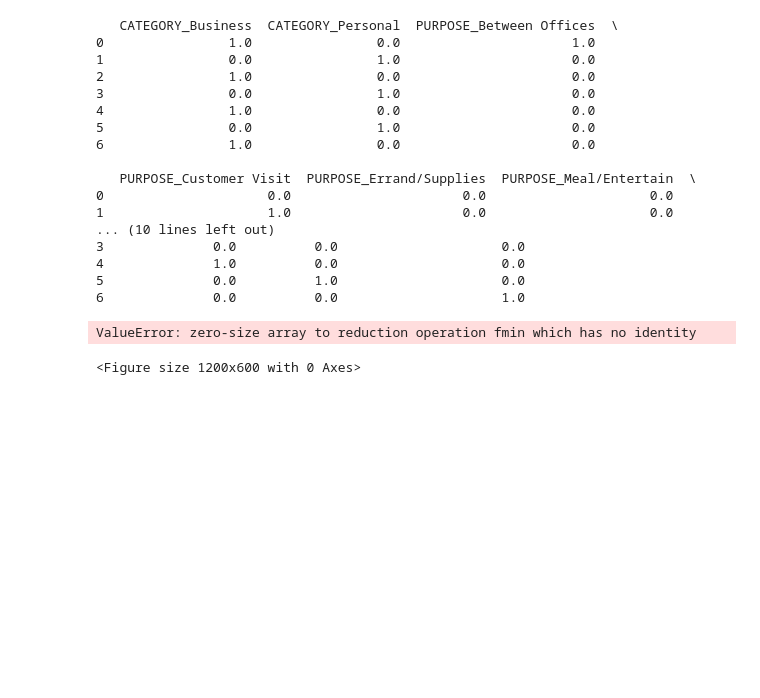
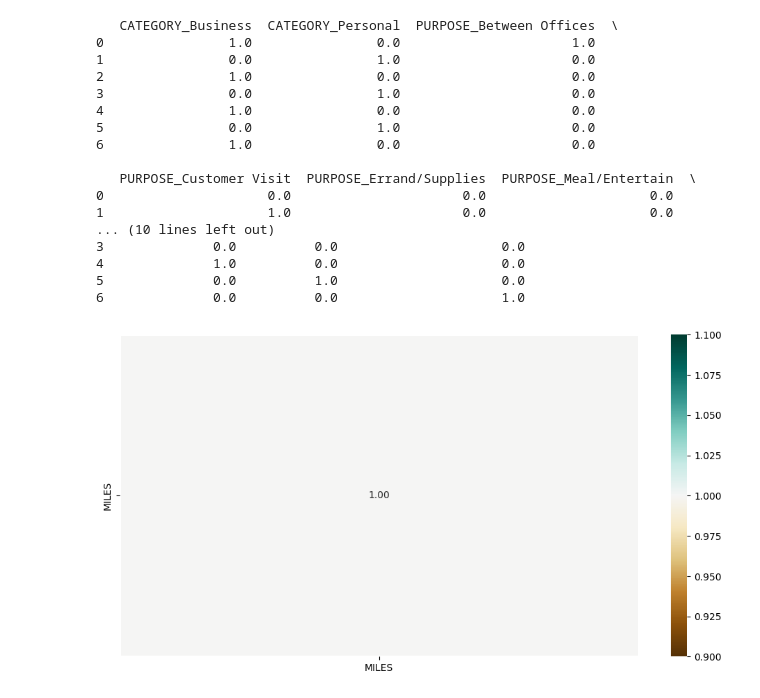
Before and after one commit to santr4/ml_projects, a Jupyter notebook: Uber Rides Data Analysis /Uber_Ride_Data_Analysis.ipynb, the cells around one changed output. Cells and saved outputs as stored; diff of their text form; code cells hidden in the pictures; blank space fills up the shorter version.

Commit message:
boxplot, correlation matrix and countplot for different days

```diff
--- a/Uber Rides Data Analysis /Uber_Ride_Data_Analysis.ipynb
+++ b/Uber Rides Data Analysis /Uber_Ride_Data_Analysis.ipynb
@@ -229,22 +229,19 @@ print(df_final)
 5              0.0          1.0                     0.0
 6              0.0          0.0                     1.0
 # %%
-# now the correlation matrix
-
 import pandas as pd
 import seaborn as sns
 import matplotlib.pyplot as plt
 
-# Identify non-numeric columns
-non_numeric_columns = df.select_dtypes(exclude=['float64', 'int64']).columns
+# Load your dataset
+df = pd.read_csv("UberDataset.csv")
 
-# Drop non-numeric columns
-numeric_df = df.drop(non_numeric_columns, axis=1)
+# Select only numeric columns
+numeric_df = df.select_dtypes(include=['float64', 'int64'])
 
 # Create correlation heatmap
 plt.figure(figsize=(12, 6))
 sns.heatmap(numeric_df.corr(), cmap='BrBG', fmt='.2f', linewidths=2, annot=True)
 plt.show()
 # %% [output]
-ValueError: zero-size array to reduction operation fmin which has no identity
-<Figure size 1200x600 with 0 Axes>
+[figure, added]
```
Also changed, not shown: parts of 4 cells of this notebook.
